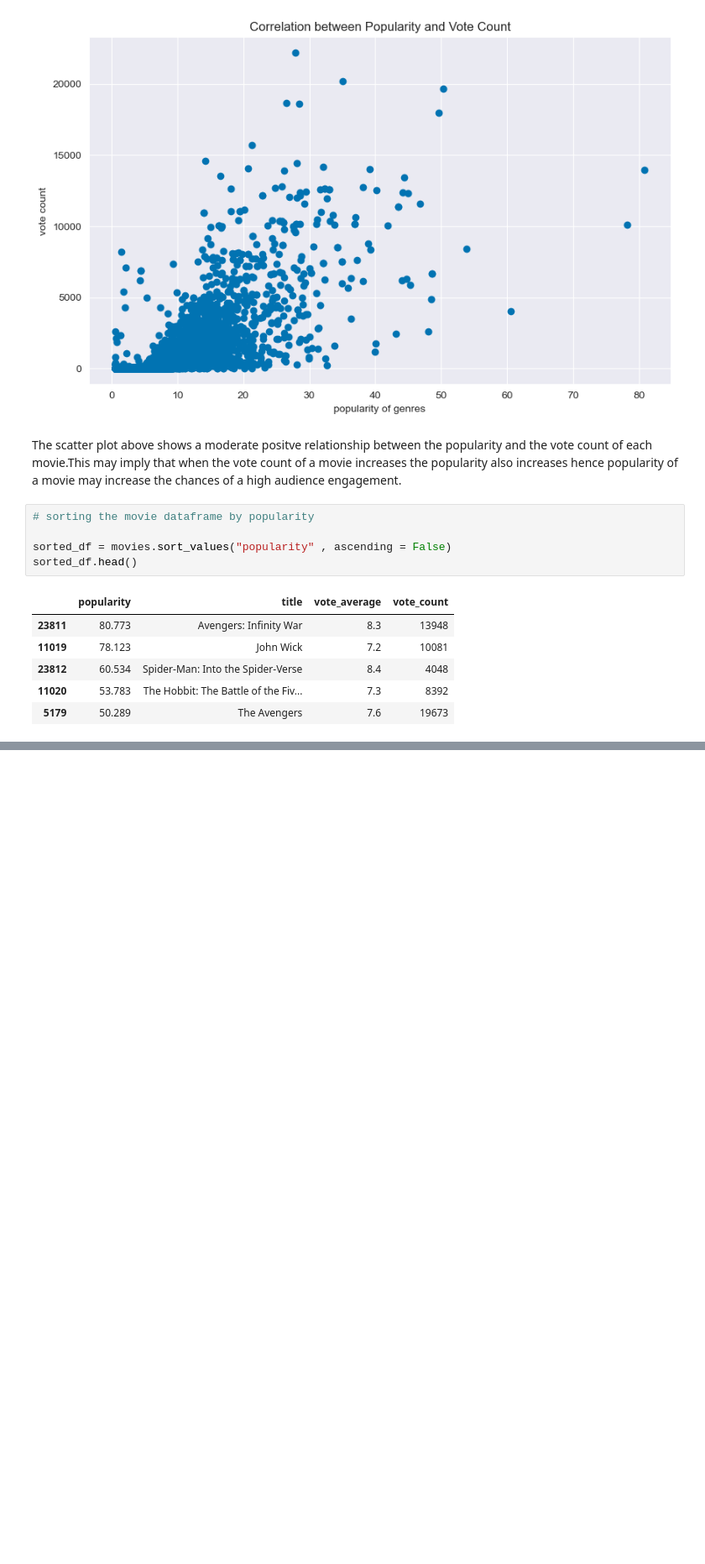
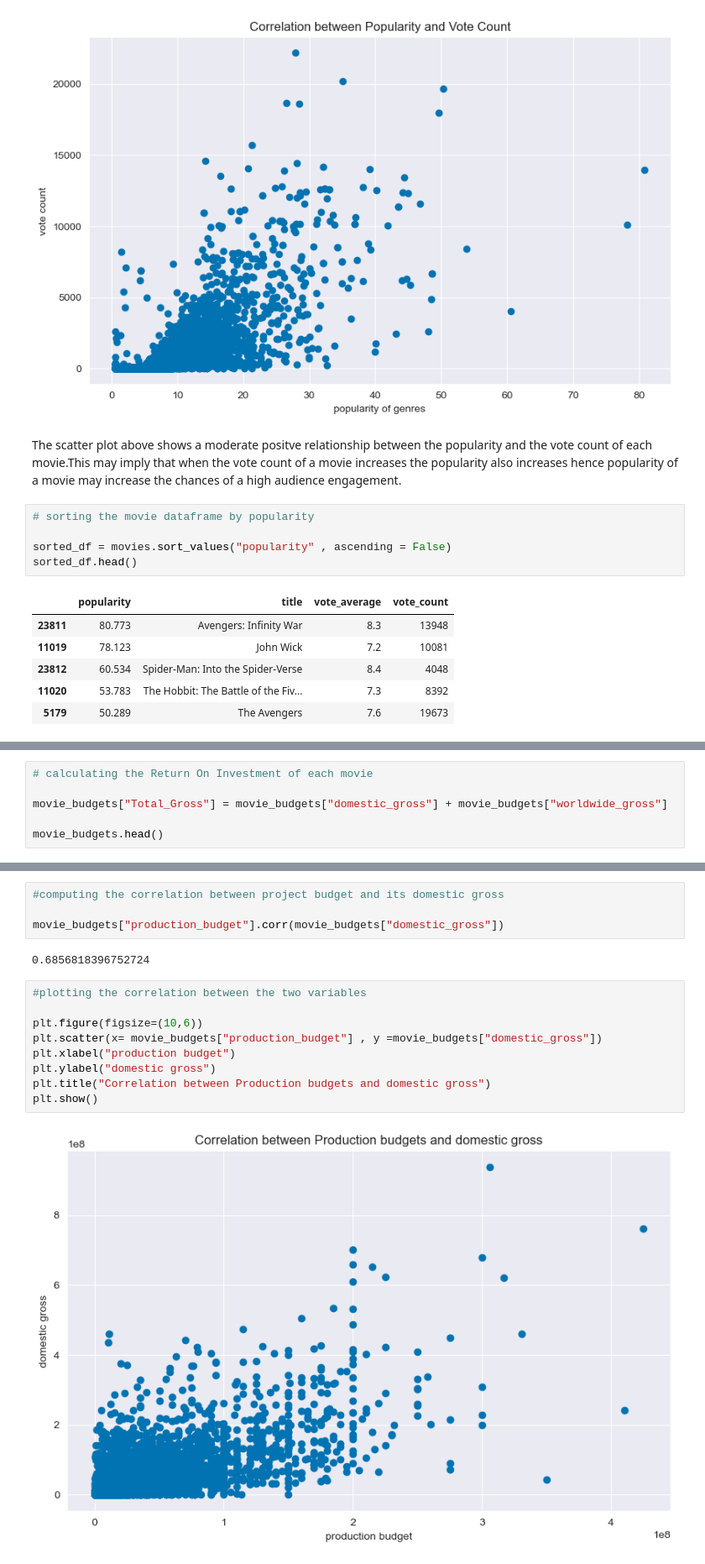
Before and after one commit to KimberlyWairimu/Project-Phase-1, a Jupyter notebook: My_project_1_jupyter_notebook.ipynb, the cells around one changed output, grey strips where cells are left out. Shown at 84% size. Cells and saved outputs as stored; diff of their text form; blank space fills up the shorter version.

```diff
--- a/My_project_1_jupyter_notebook.ipynb
+++ b/My_project_1_jupyter_notebook.ipynb
@@ -455,0 +470,6 @@ The analysis above shows the first five most popular films. All this movies are
+# %%
+# calculating the Return On Investment of each movie
+
+movie_budgets["Total_Gross"] = movie_budgets["domestic_gross"] + movie_budgets["worldwide_gross"]
+
+movie_budgets.head()
@@ -455,0 +483,17 @@ The analysis above shows the first five most popular films. All this movies are
+# %%
+#computing the correlation between project budget and its domestic gross
+
+movie_budgets["production_budget"].corr(movie_budgets["domestic_gross"])
+# %% [output]
+0.6856818396752724
+# %%
+#plotting the correlation between the two variables
+
+plt.figure(figsize=(10,6))
+plt.scatter(x= movie_budgets["production_budget"] , y =movie_budgets["domestic_gross"])
+plt.xlabel("production budget")
+plt.ylabel("domestic gross")
+plt.title("Correlation between Production budgets and domestic gross")
+plt.show()
+# %% [output]
+[figure, added]
```
Also changed, not shown: parts of 11 cells of this notebook.
